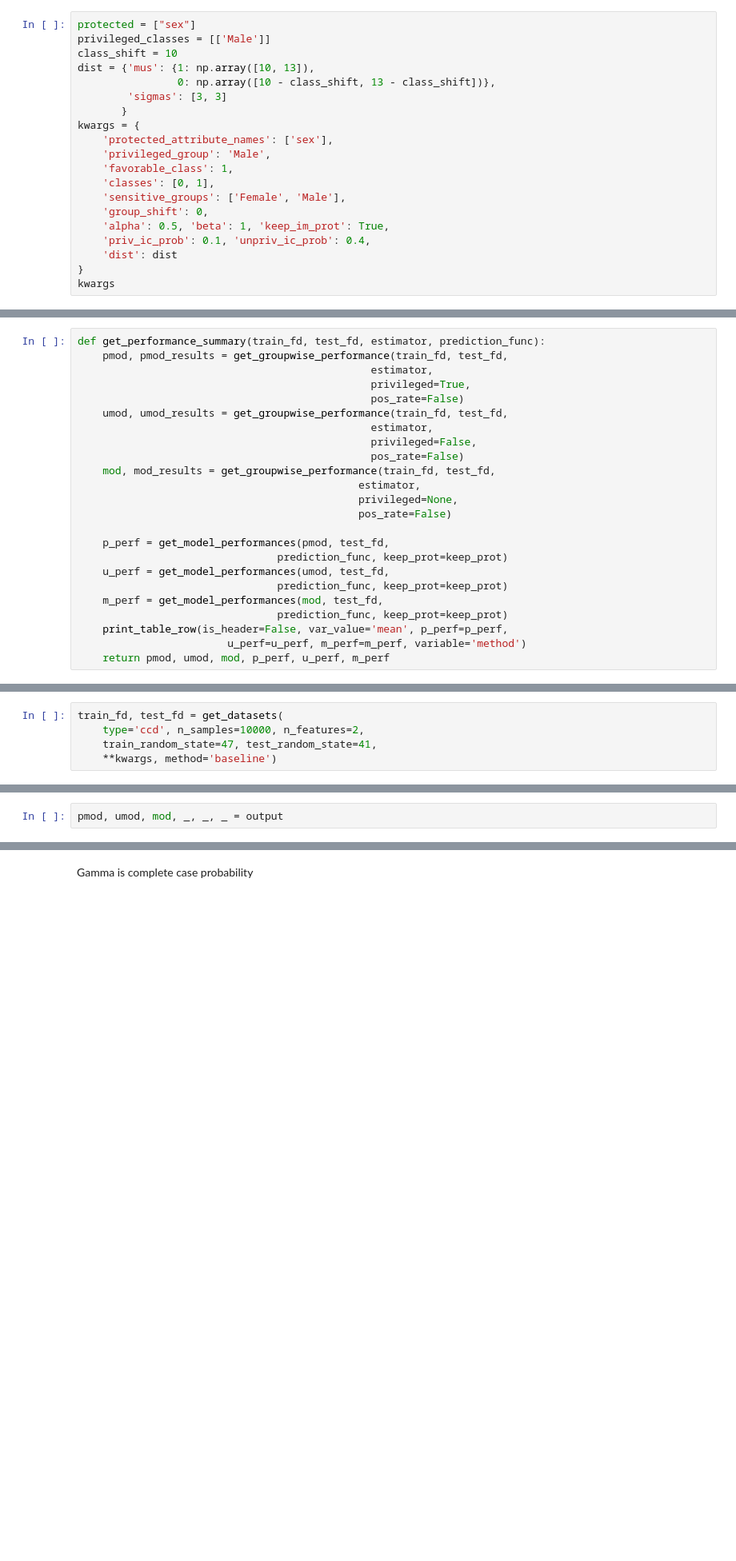
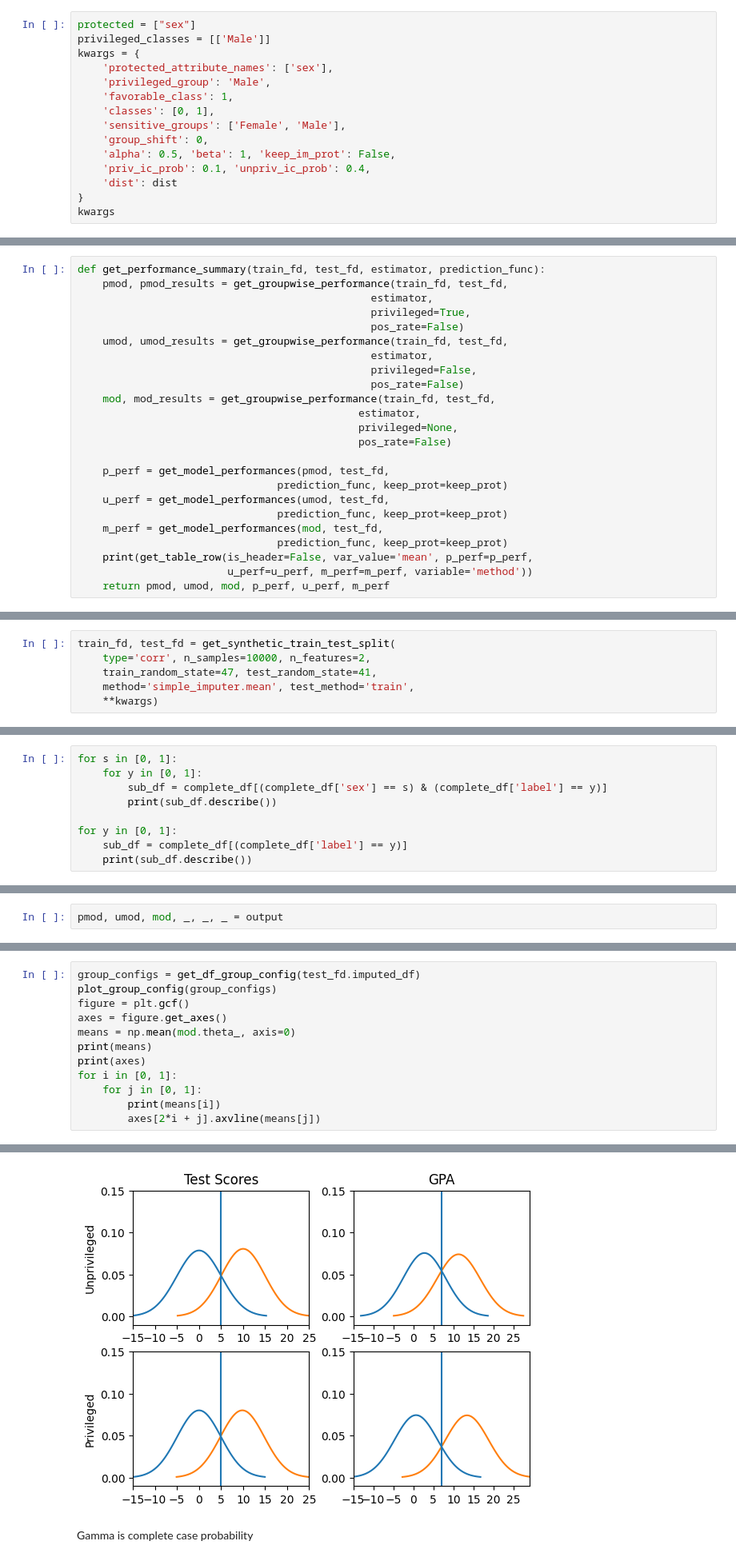
Before and after one commit to rakinhaider/MissingValueDisparity, a Jupyter notebook: notebooks/missing_value_disparity.ipynb, the cells around one changed output, grey strips where cells are left out. Shown: that part at 80% size. Drawn from its saved outputs; the diff is of its cells as text; blank space fills up the shorter version.

```diff
--- a/notebooks/missing_value_disparity.ipynb
+++ b/notebooks/missing_value_disparity.ipynb
@@ -10,11 +24,6 @@ from IPython.display import display, Math
 # %%
 protected = ["sex"]
 privileged_classes = [['Male']]
-class_shift = 10
-dist = {'mus': {1: np.array([10, 13]),
-                0: np.array([10 - class_shift, 13 - class_shift])},
-        'sigmas': [3, 3]
-       }
 kwargs = {
     'protected_attribute_names': ['sex'],
     'privileged_group': 'Male',
@@ -22,7 +31,7 @@ kwargs = {
     'classes': [0, 1],
     'sensitive_groups': ['Female', 'Male'],
     'group_shift': 0,
-    'alpha': 0.5, 'beta': 1, 'keep_im_prot': True,
+    'alpha': 0.5, 'beta': 1, 'keep_im_prot': False,
     'priv_ic_prob': 0.1, 'unpriv_ic_prob': 0.4,
     'dist': dist
 }
@@ -51,8 +74,8 @@ def get_performance_summary(train_fd, test_fd, estimator, prediction_func):
                                 prediction_func, keep_prot=keep_prot)
     m_perf = get_model_performances(mod, test_fd,
                                 prediction_func, keep_prot=keep_prot)
-    print_table_row(is_header=False, var_value='mean', p_perf=p_perf,
-                        u_perf=u_perf, m_perf=m_perf, variable='method')
+    print(get_table_row(is_header=False, var_value='mean', p_perf=p_perf,
+                        u_perf=u_perf, m_perf=m_perf, variable='method'))
     return pmod, umod, mod, p_perf, u_perf, m_perf
 # %%
 import matplotlib.pyplot as plt
@@ -115,5 +146,6 @@ plot_group_config(group_config)
 # %%
-train_fd, test_fd = get_datasets(
-    type='ccd', n_samples=10000, n_features=2,
+train_fd, test_fd = get_synthetic_train_test_split(
+    type='corr', n_samples=10000, n_features=2,
     train_random_state=47, test_random_state=41,
-    **kwargs, method='baseline')
+    method='simple_imputer.mean', test_method='train',
+    **kwargs)
@@ -120,2 +161,11 @@ train_fd, test_fd = get_datasets(
 # %%
 complete_df = train_fd.complete_df.astype(float)
+# %%
+for s in [0, 1]:
+    for y in [0, 1]:
+        sub_df = complete_df[(complete_df['sex'] == s) & (complete_df['label'] == y)]
+        print(sub_df.describe())
+
+for y in [0, 1]:
+    sub_df = complete_df[(complete_df['label'] == y)]
+    print(sub_df.describe())
@@ -187,0 +418,13 @@ mod.var_
+# %%
+group_configs = get_df_group_config(test_fd.imputed_df)
+plot_group_config(group_configs)
+figure = plt.gcf()
+axes = figure.get_axes()
+means = np.mean(mod.theta_, axis=0)
+print(means)
+print(axes)
+for i in [0, 1]:
+    for j in [0, 1]:
+        print(means[i])
+        axes[2*i + j].axvline(means[j])
+# %% [output]
@@ -188,3 +447,4 @@ mod.var_
+[figure, added]
 # %% [markdown]
 Gamma is complete case probability
 # %%
```
Also changed, not shown: parts of 34 cells of this notebook, 26 other files.
